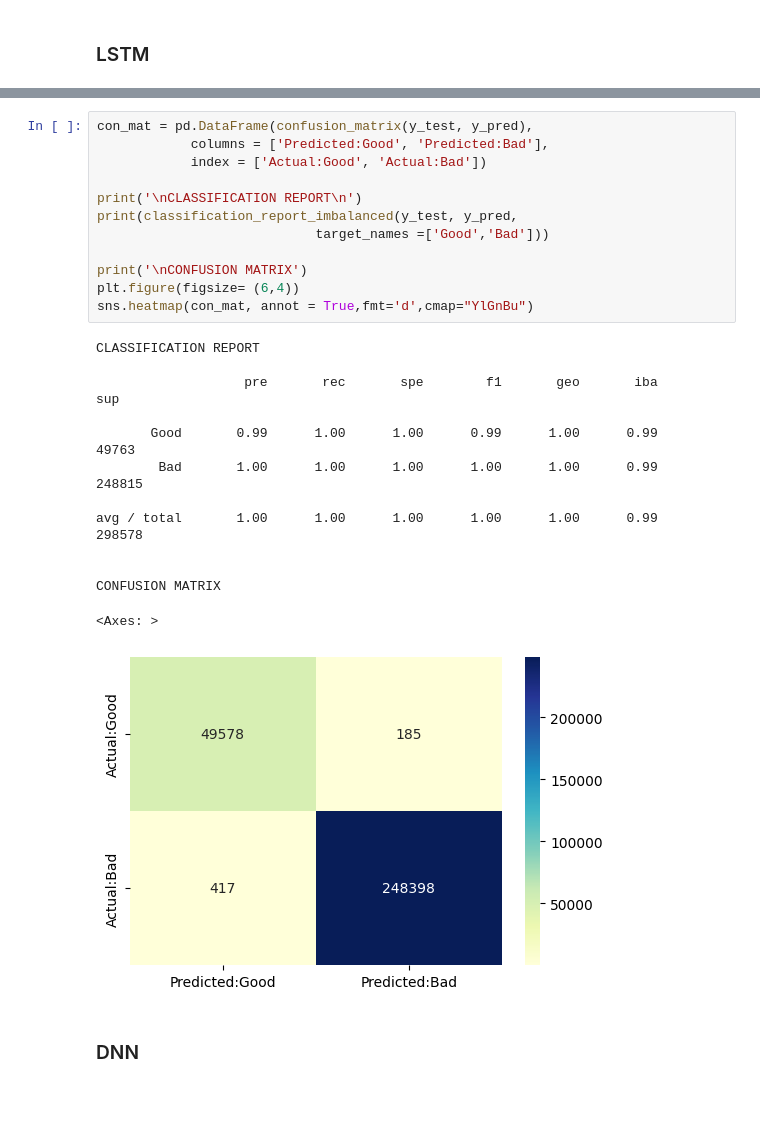
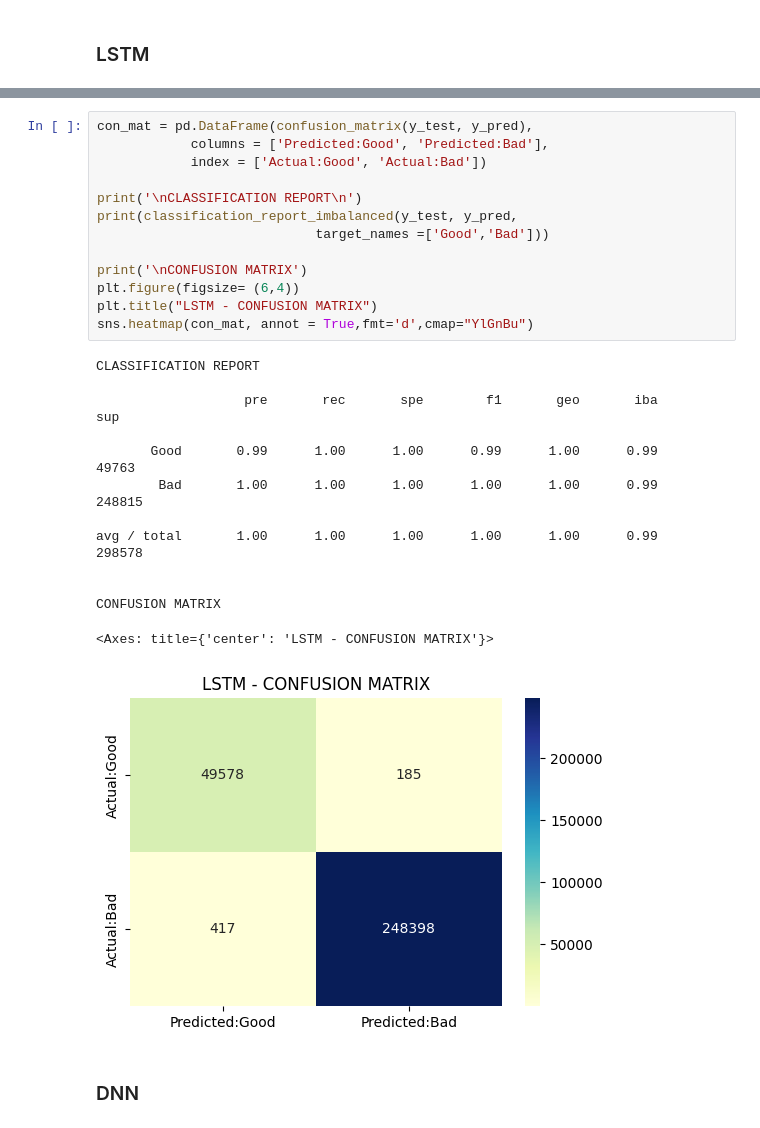
Before and after one commit to giacomovitangeli/ddos-detection, a Jupyter notebook: ddos_detection.ipynb, the cells around one changed output, grey strips where cells are left out. Saved outputs shown, nothing was run; the diff lists cells and outputs as text; blank space fills up the shorter version.

```diff
--- a/ddos_detection.ipynb
+++ b/ddos_detection.ipynb
@@ -1206,29 +1216,30 @@ Average (acc, prec, rec, f1)
 # %%
 con_mat = pd.DataFrame(confusion_matrix(y_test, y_pred),
             columns = ['Predicted:Good', 'Predicted:Bad'],
             index = ['Actual:Good', 'Actual:Bad'])
 
 print('\nCLASSIFICATION REPORT\n')
 print(classification_report_imbalanced(y_test, y_pred,
                             target_names =['Good','Bad']))
 
 print('\nCONFUSION MATRIX')
 plt.figure(figsize= (6,4))
+plt.title("LSTM - CONFUSION MATRIX")
 sns.heatmap(con_mat, annot = True,fmt='d',cmap="YlGnBu")
 # %% [output]
 CLASSIFICATION REPORT
 
                    pre       rec       spe        f1       geo       iba       sup
 
        Good       0.99      1.00      1.00      0.99      1.00      0.99     49763
         Bad       1.00      1.00      1.00      1.00      1.00      0.99    248815
 
 avg / total       1.00      1.00      1.00      1.00      1.00      0.99    298578
 
 
 CONFUSION MATRIX
-<Axes: >
+<Axes: title={'center': 'LSTM - CONFUSION MATRIX'}>
-[figure, old version]
+[figure, new version]
 # %% [markdown]
 ### DNN
 # %%
```
Also changed, not shown: parts of 29 cells of this notebook.
